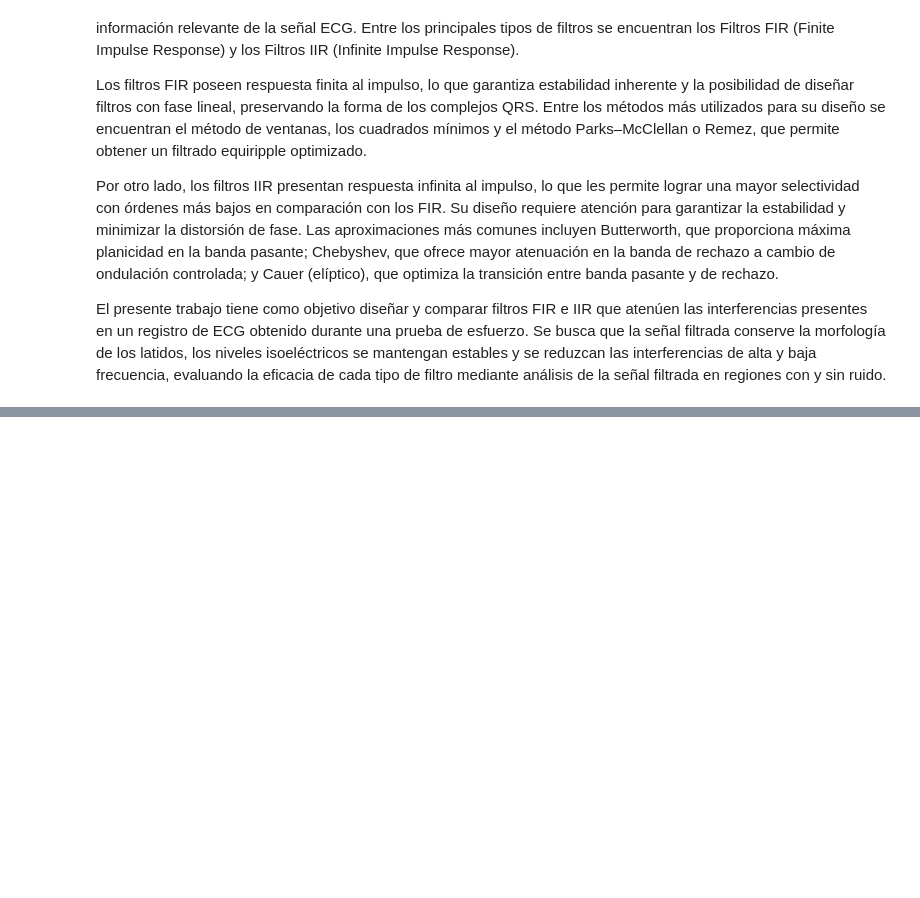
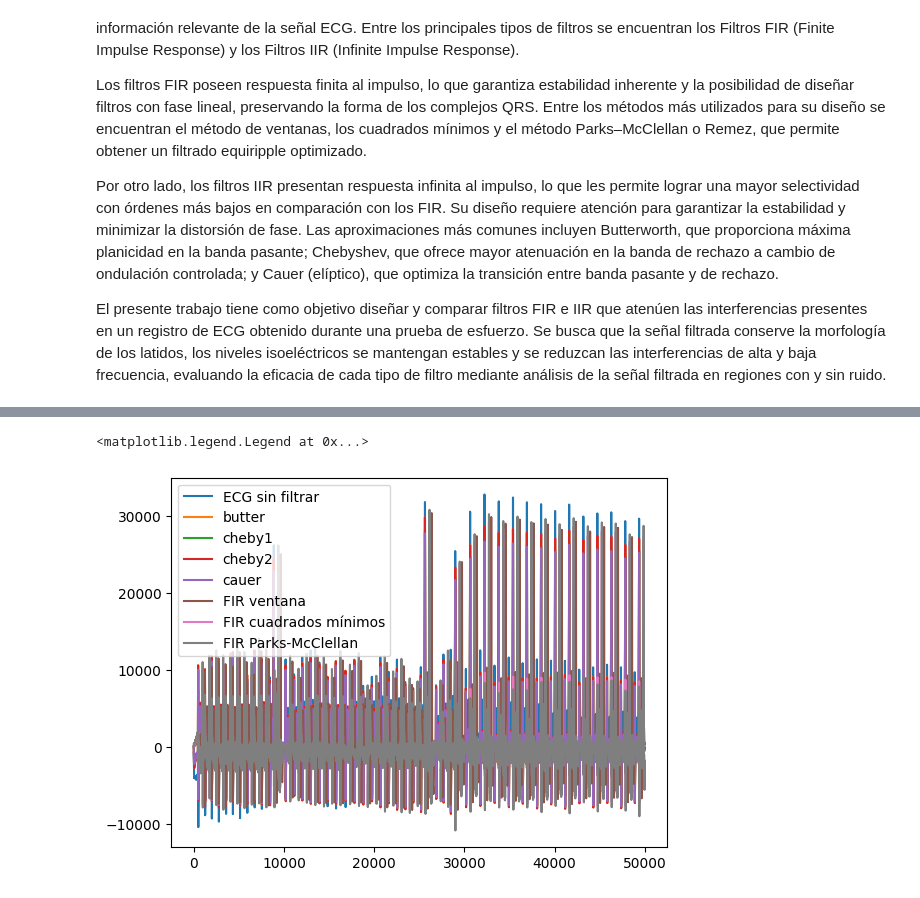
Before and after one commit to aguspaolini/aps-Paolini-Rosso, a Jupyter notebook: TS8/TS8 - Paolini y Poric.ipynb, the cells around one changed output, grey strips where cells are left out. Cells and saved outputs as stored; diff of their text form; code cells hidden in the pictures; blank space fills up the shorter version.

```diff
--- a/TS8/TS8 - Paolini y Poric.ipynb
+++ b/TS8/TS8 - Paolini y Poric.ipynb
@@ -34,0 +296,25 @@ El presente trabajo tiene como objetivo diseñar y comparar filtros FIR e IIR qu
+# %%
+ecg_filt_win = sig.lfilter(b = fir_win_rect, a = 1, x = ecg_one_lead)
+ecg_filt_ls = sig.lfilter(b = fir_ls, a = 1, x = ecg_one_lead)
+ecg_filt_rem = sig.lfilter(b = fir_rem, a = 1, x = ecg_one_lead)
+
+ecg_filt_butter = sig.sosfiltfilt(mi_sos_butter, ecg_one_lead)
+ecg_filt_cheby1 = sig.sosfiltfilt(mi_sos_cheby1, ecg_one_lead)
+ecg_filt_cheby2 = sig.sosfiltfilt(mi_sos_cheby2, ecg_one_lead)
+ecg_filt_cauer = sig.sosfiltfilt(mi_sos_cauer, ecg_one_lead)
+
+plt.figure()
+
+plt.plot(ecg_one_lead[:50000], label = 'ECG sin filtrar')
+plt.plot(ecg_filt_butter[:50000], label = 'butter')
+plt.plot(ecg_filt_cheby1[:50000], label = 'cheby1')
+plt.plot(ecg_filt_cheby2[:50000], label = 'cheby2')
+plt.plot(ecg_filt_cauer[:50000], label = 'cauer')
+plt.plot(ecg_filt_win[:50000], label = 'FIR ventana')
+plt.plot(ecg_filt_ls[:50000], label = 'FIR cuadrados mínimos')
+plt.plot(ecg_filt_rem[:50000], label = 'FIR Parks-McClellan')
+
+plt.legend()
+# %% [output]
+<matplotlib.legend.Legend at 0x...>
+[figure, added]
```
Also changed, not shown: parts of 13 cells of this notebook.
